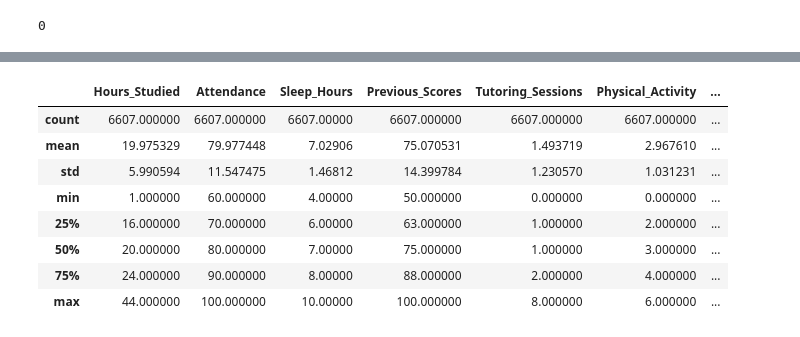
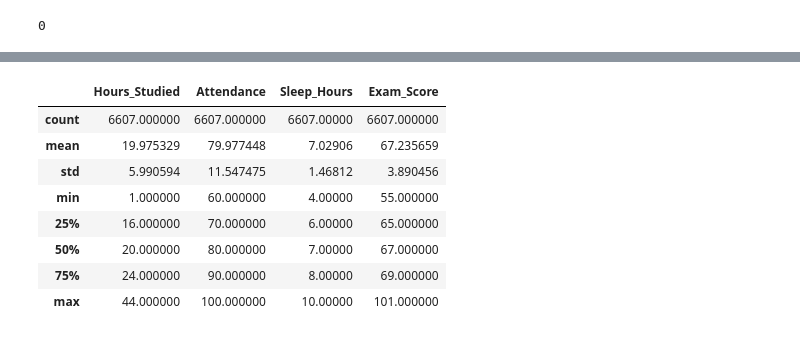
Before and after one commit to notsogreatdavi/PISI3-2024.2, a Jupyter notebook: EDA/EDA.ipynb, the cells around one changed output, grey strips where cells are left out. Cells and saved outputs as stored; diff of their text form; code cells hidden in the pictures.

```diff
--- a/EDA/EDA.ipynb
+++ b/EDA/EDA.ipynb
@@ -75,12 +84,12 @@ Agora vamos verificar as informações estaítistcas do dataset
 # %%
-df_students.describe()
+df_students[['Hours_Studied', 'Attendance', 'Sleep_Hours', 'Exam_Score']].describe()
 # %% [output]
-|  | Hours_Studied | Attendance | Sleep_Hours | Previous_Scores | Tutoring_Sessions | Physical_Activity | ... |
-| count | 6607.000000 | 6607.000000 | 6607.00000 | 6607.000000 | 6607.000000 | 6607.000000 | ... |
-| mean | 19.975329 | 79.977448 | 7.02906 | 75.070531 | 1.493719 | 2.967610 | ... |
-| std | 5.990594 | 11.547475 | 1.46812 | 14.399784 | 1.230570 | 1.031231 | ... |
-| min | 1.000000 | 60.000000 | 4.00000 | 50.000000 | 0.000000 | 0.000000 | ... |
-| 25% | 16.000000 | 70.000000 | 6.00000 | 63.000000 | 1.000000 | 2.000000 | ... |
-| 50% | 20.000000 | 80.000000 | 7.00000 | 75.000000 | 1.000000 | 3.000000 | ... |
-| 75% | 24.000000 | 90.000000 | 8.00000 | 88.000000 | 2.000000 | 4.000000 | ... |
-| max | 44.000000 | 100.000000 | 10.00000 | 100.000000 | 8.000000 | 6.000000 | ... |
+|  | Hours_Studied | Attendance | Sleep_Hours | Exam_Score |
+| count | 6607.000000 | 6607.000000 | 6607.00000 | 6607.000000 |
+| mean | 19.975329 | 79.977448 | 7.02906 | 67.235659 |
+| std | 5.990594 | 11.547475 | 1.46812 | 3.890456 |
+| min | 1.000000 | 60.000000 | 4.00000 | 55.000000 |
+| 25% | 16.000000 | 70.000000 | 6.00000 | 65.000000 |
+| 50% | 20.000000 | 80.000000 | 7.00000 | 67.000000 |
+| 75% | 24.000000 | 90.000000 | 8.00000 | 69.000000 |
+| max | 44.000000 | 100.000000 | 10.00000 | 101.000000 |
```
Also changed, not shown: parts of 8 cells of this notebook.
